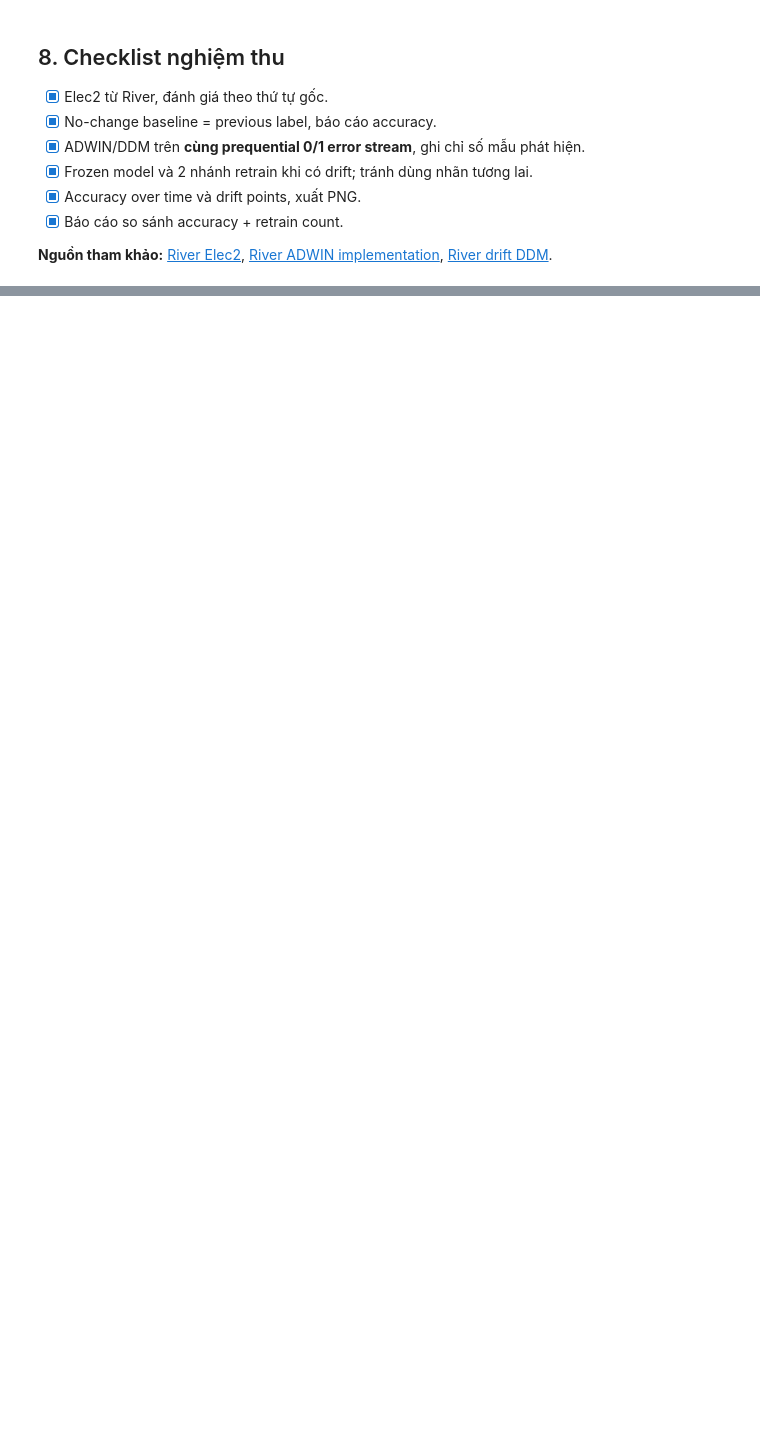
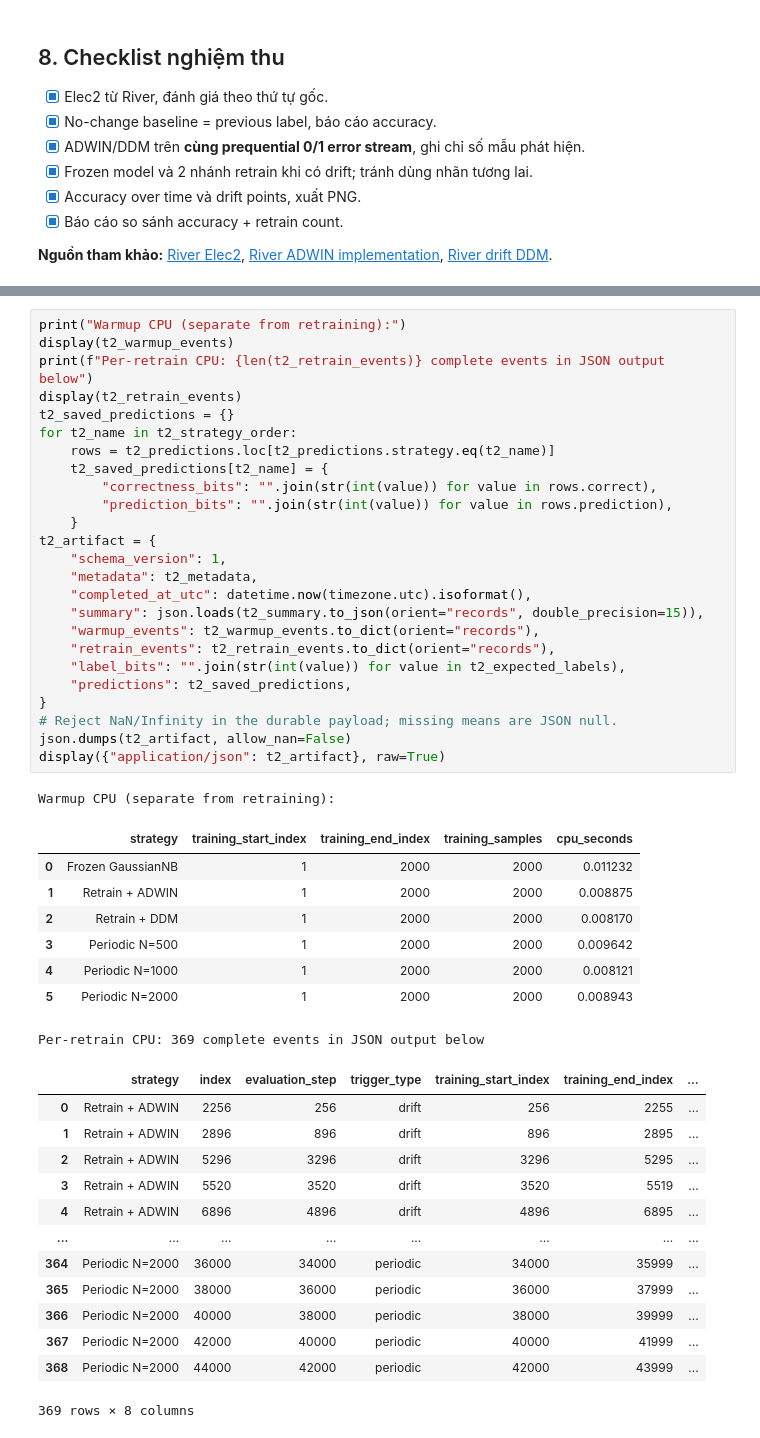
Before and after one commit to Nhom-4-HKDN-2026-2027/Nhom4-HKDN_2026-2027, a Jupyter notebook: notebooks/Elec2_Label_Based_Drift_Detection.ipynb, the cells around one changed output, grey strips where cells are left out. Cells and saved outputs as stored; diff of their text form; blank space fills up the shorter version.

```diff
--- a/notebooks/Elec2_Label_Based_Drift_Detection.ipynb
+++ b/notebooks/Elec2_Label_Based_Drift_Detection.ipynb
@@ -399,0 +830,48 @@ DDM [185, 415, 454, 599, 1278, 1557, 1658, 1797, 2136, 2173, 2216, 2292, 2380, 2
+# %%
+print("Warmup CPU (separate from retraining):")
+display(t2_warmup_events)
+print(f"Per-retrain CPU: {len(t2_retrain_events)} complete events in JSON output below")
+display(t2_retrain_events)
+t2_saved_predictions = {}
+for t2_name in t2_strategy_order:
+    rows = t2_predictions.loc[t2_predictions.strategy.eq(t2_name)]
+    t2_saved_predictions[t2_name] = {
+        "correctness_bits": "".join(str(int(value)) for value in rows.correct),
+        "prediction_bits": "".join(str(int(value)) for value in rows.prediction),
+    }
+t2_artifact = {
+    "schema_version": 1,
+    "metadata": t2_metadata,
+    "completed_at_utc": datetime.now(timezone.utc).isoformat(),
+    "summary": json.loads(t2_summary.to_json(orient="records", double_precision=15)),
+    "warmup_events": t2_warmup_events.to_dict(orient="records"),
+    "retrain_events": t2_retrain_events.to_dict(orient="records"),
+    "label_bits": "".join(str(int(value)) for value in t2_expected_labels),
+    "predictions": t2_saved_predictions,
+}
+# Reject NaN/Infinity in the durable payload; missing means are JSON null.
+json.dumps(t2_artifact, allow_nan=False)
+display({"application/json": t2_artifact}, raw=True)
+# %% [output]
+Warmup CPU (separate from retraining):
+|  | strategy | training_start_index | training_end_index | training_samples | cpu_seconds |
+| 0 | Frozen GaussianNB | 1 | 2000 | 2000 | 0.011232 |
+| 1 | Retrain + ADWIN | 1 | 2000 | 2000 | 0.008875 |
+| 2 | Retrain + DDM | 1 | 2000 | 2000 | 0.008170 |
+| 3 | Periodic N=500 | 1 | 2000 | 2000 | 0.009642 |
+| 4 | Periodic N=1000 | 1 | 2000 | 2000 | 0.008121 |
+| 5 | Periodic N=2000 | 1 | 2000 | 2000 | 0.008943 |
+Per-retrain CPU: 369 complete events in JSON output below
+|  | strategy | index | evaluation_step | trigger_type | training_start_index | training_end_index | ... |
+| 0 | Retrain + ADWIN | 2256 | 256 | drift | 256 | 2255 | ... |
+| 1 | Retrain + ADWIN | 2896 | 896 | drift | 896 | 2895 | ... |
+| 2 | Retrain + ADWIN | 5296 | 3296 | drift | 3296 | 5295 | ... |
+| 3 | Retrain + ADWIN | 5520 | 3520 | drift | 3520 | 5519 | ... |
+| 4 | Retrain + ADWIN | 6896 | 4896 | drift | 4896 | 6895 | ... |
+| ... | ... | ... | ... | ... | ... | ... | ... |
+| 364 | Periodic N=2000 | 36000 | 34000 | periodic | 34000 | 35999 | ... |
+| 365 | Periodic N=2000 | 38000 | 36000 | periodic | 36000 | 37999 | ... |
+| 366 | Periodic N=2000 | 40000 | 38000 | periodic | 38000 | 39999 | ... |
+| 367 | Periodic N=2000 | 42000 | 40000 | periodic | 40000 | 41999 | ... |
+| 368 | Periodic N=2000 | 44000 | 42000 | periodic | 42000 | 43999 | ... |
+369 rows × 8 columns
```
Also changed, not shown: parts of 33 cells of this notebook, 2 other files.
